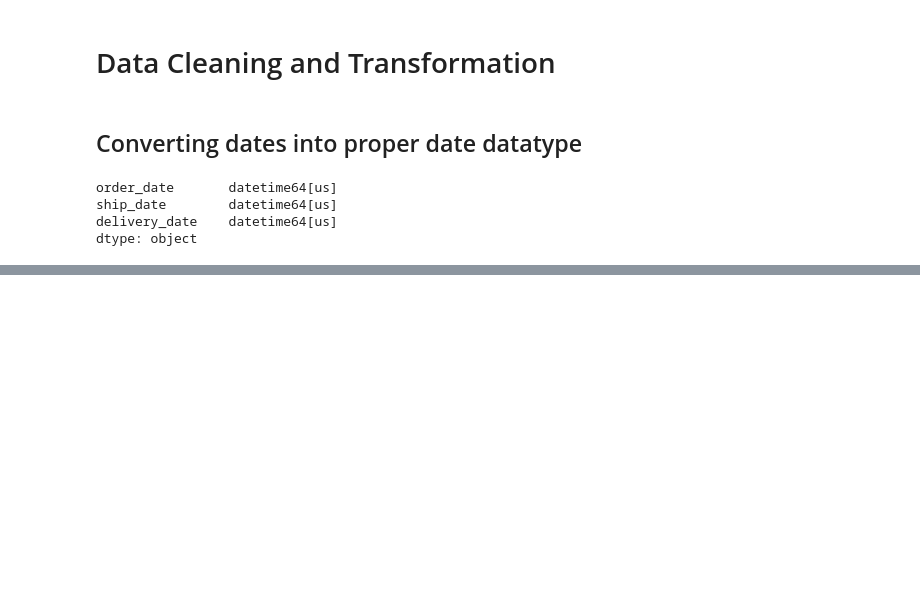
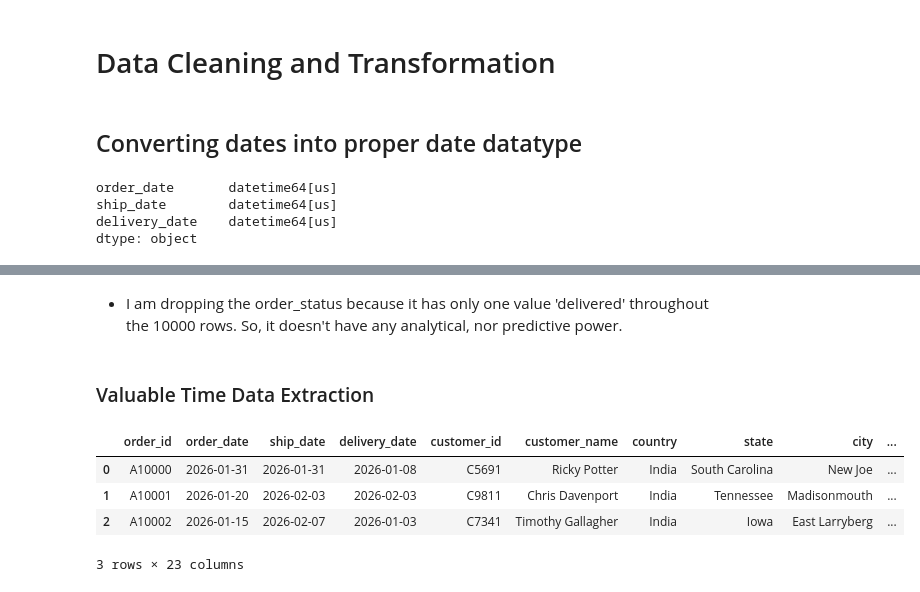
Before and after one commit to DineshKarki10/ecommerce-etl-pipeline, a Jupyter notebook: notebooks/etl_pipeline.ipynb, the cells around one changed output, grey strips where cells are left out. Saved outputs shown, nothing was run; the diff lists cells and outputs as text; code cells hidden in the pictures; blank space fills up the shorter version.

Commit message:
data cleaning, trnasformation, and extraction

```diff
--- a/notebooks/etl_pipeline.ipynb
+++ b/notebooks/etl_pipeline.ipynb
@@ -200,0 +213,16 @@ dtype: object
+# %% [markdown]
+- I am dropping the order_status because it has only one value 'delivered' throughout the 10000 rows. So, it doesn't have any analytical, nor predictive power.
+# %% [markdown]
+### Valuable Time Data Extraction
+# %%
+df['order_year'] = df['order_date'].dt.year
+df['order_month'] = df['order_date'].dt.month
+df['order_day_name'] = df['order_date'].dt.day_name()
+
+df.head(3)
+# %% [output]
+|  | order_id | order_date | ship_date | delivery_date | customer_id | customer_name | country | state | city | ... |
+| 0 | A10000 | 2026-01-31 | 2026-01-31 | 2026-01-08 | C5691 | Ricky Potter | India | South Carolina | New Joe | ... |
+| 1 | A10001 | 2026-01-20 | 2026-02-03 | 2026-02-03 | C9811 | Chris Davenport | India | Tennessee | Madisonmouth | ... |
+| 2 | A10002 | 2026-01-15 | 2026-02-07 | 2026-01-03 | C7341 | Timothy Gallagher | India | Iowa | East Larryberg | ... |
+3 rows × 23 columns
```
Also changed, not shown: parts of 2 cells of this notebook.
